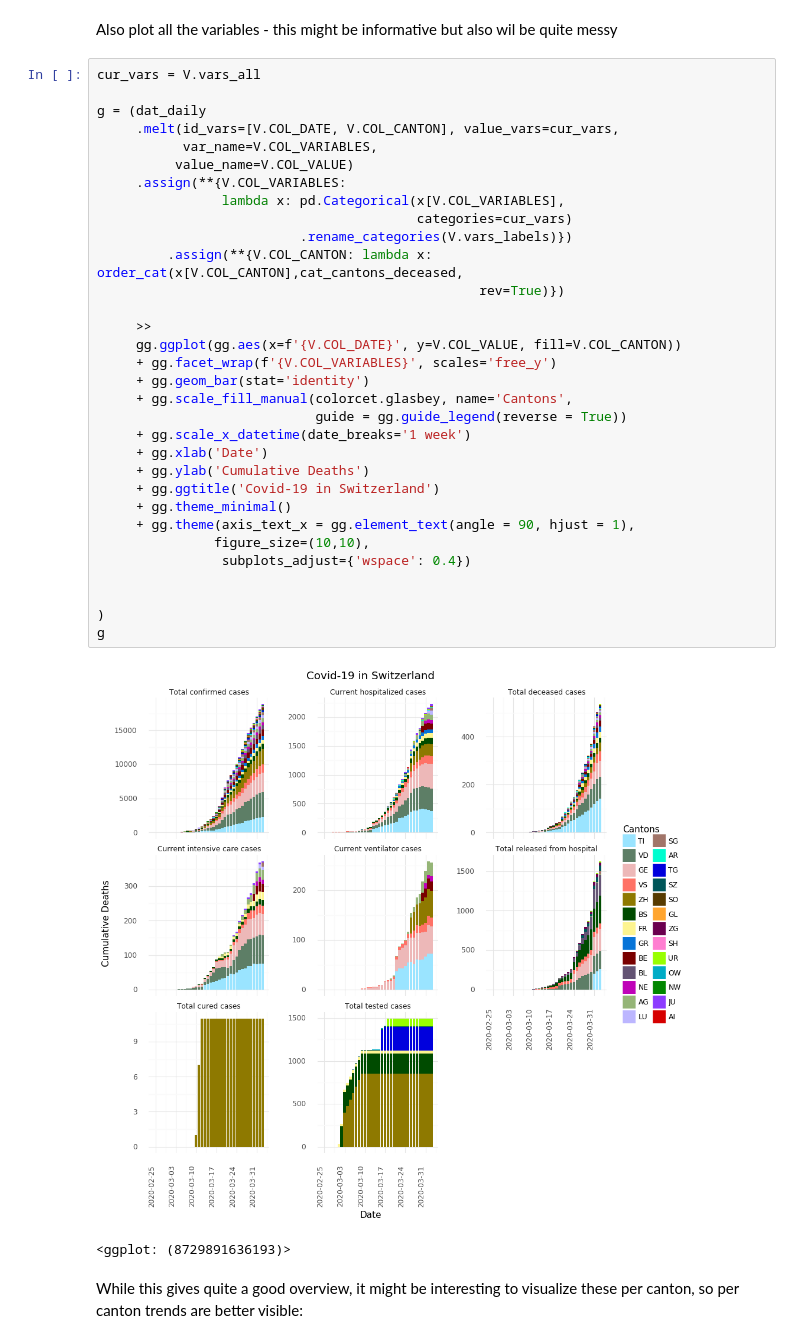
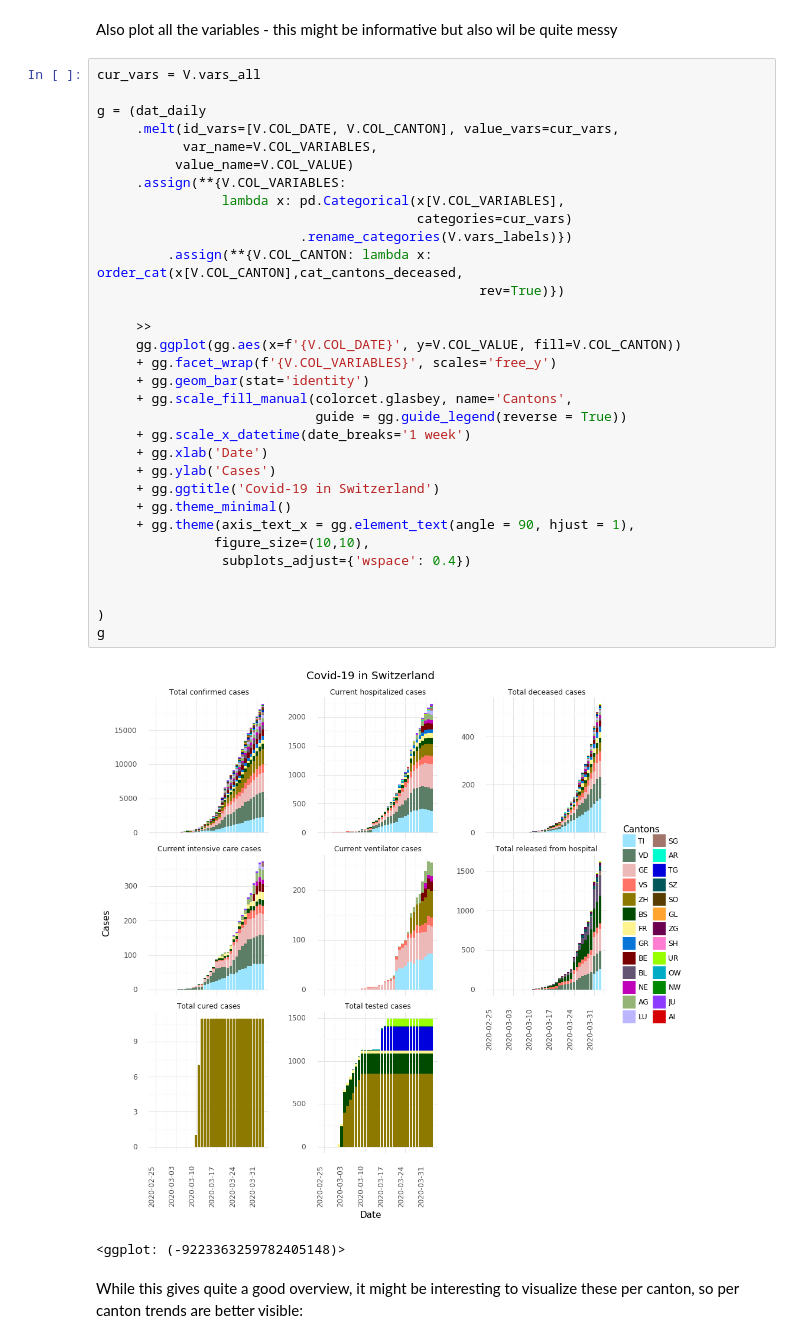
Before and after one commit to votti/covid-viz, a Jupyter notebook: data_switzerland_overview.ipynb, the cells around one changed output. Drawn from its saved outputs; the diff is of its cells as text.

```diff
--- a/data_switzerland_overview.ipynb
+++ b/data_switzerland_overview.ipynb
@@ -262,36 +262,36 @@ cur_vars = V.vars_all
 
 g = (dat_daily
      .melt(id_vars=[V.COL_DATE, V.COL_CANTON], value_vars=cur_vars,
            var_name=V.COL_VARIABLES,
           value_name=V.COL_VALUE)
      .assign(**{V.COL_VARIABLES:
                 lambda x: pd.Categorical(x[V.COL_VARIABLES],
                                          categories=cur_vars)
                           .rename_categories(V.vars_labels)})
          .assign(**{V.COL_CANTON: lambda x: order_cat(x[V.COL_CANTON],cat_cantons_deceased,
                                                  rev=True)})
 
      >>
      gg.ggplot(gg.aes(x=f'{V.COL_DATE}', y=V.COL_VALUE, fill=V.COL_CANTON))
      + gg.facet_wrap(f'{V.COL_VARIABLES}', scales='free_y')
      + gg.geom_bar(stat='identity')
      + gg.scale_fill_manual(colorcet.glasbey, name='Cantons',
                             guide = gg.guide_legend(reverse = True))
      + gg.scale_x_datetime(date_breaks='1 week')
      + gg.xlab('Date')
-     + gg.ylab('Cumulative Deaths')
+     + gg.ylab('Cases')
      + gg.ggtitle('Covid-19 in Switzerland')
      + gg.theme_minimal()
      + gg.theme(axis_text_x = gg.element_text(angle = 90, hjust = 1),
                figure_size=(10,10),
                 subplots_adjust={'wspace': 0.4})
 
 
 )
 g
 # %% [output]
-[figure, old version]
+[figure, new version]
-<ggplot: (8729891636193)>
+<ggplot: (-9223363259782405148)>
 # %% [markdown]
 While this gives quite a good overview, it might be interesting to visualize these per canton, so per canton trends are better visible:
 # %%
```
Also changed, not shown: parts of 7 cells of this notebook, 1 other file.
